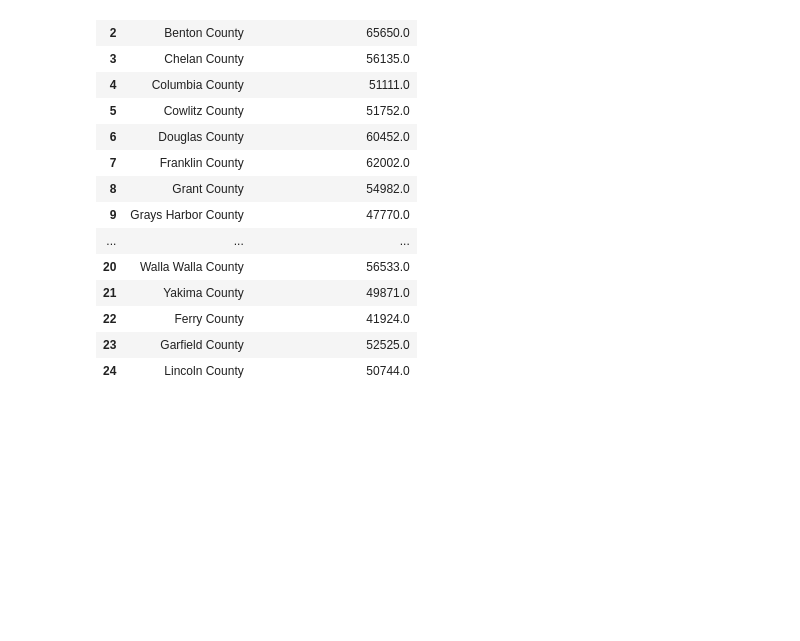
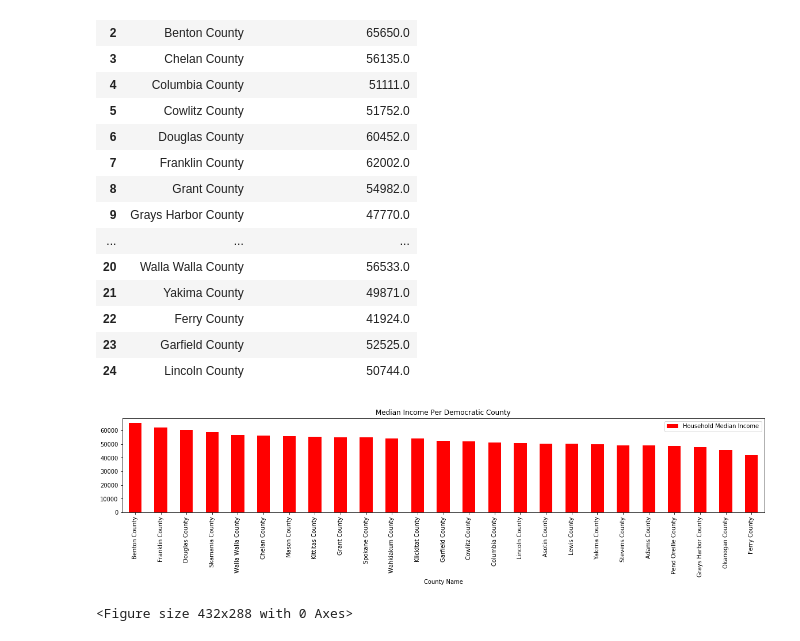
Before and after one commit to mocchicone/Covid-19-Outcomes-in-Washington-State, a Jupyter notebook: Nghia Analysis.ipynb, the cells around one changed output. Cells and saved outputs as stored; diff of their text form; code cells hidden in the pictures; blank space fills up the shorter version.

```diff
--- a/Nghia Analysis.ipynb
+++ b/Nghia Analysis.ipynb
@@ -265,6 +287,23 @@ rep_county_income_df
 | 22 | Ferry County | 41924.0 |
 | 23 | Garfield County | 52525.0 |
 | 24 | Lincoln County | 50744.0 |
+# %%
+#plot bar graph
+# Set the index to be "County" so they will be used as labels
+rep_index = rep_county_income_df.set_index("County Name")
+
+rep_sort = rep_index.sort_values('Household Median Income', ascending=False)
+
+rep_sort.plot(kind="bar", figsize=(20,3), facecolor="red")
+
+# Set a title for the chart
+plt.title("Median Income Per Democratic County")
+
+plt.show()
+plt.tight_layout()
+# %% [output]
+[figure, added]
+<Figure size 432x288 with 0 Axes>
 # %%
 # Line graph
 #fig, ax = plt.subplots(figsize=(10,4))
```
Also changed, not shown: parts of 4 cells of this notebook.
